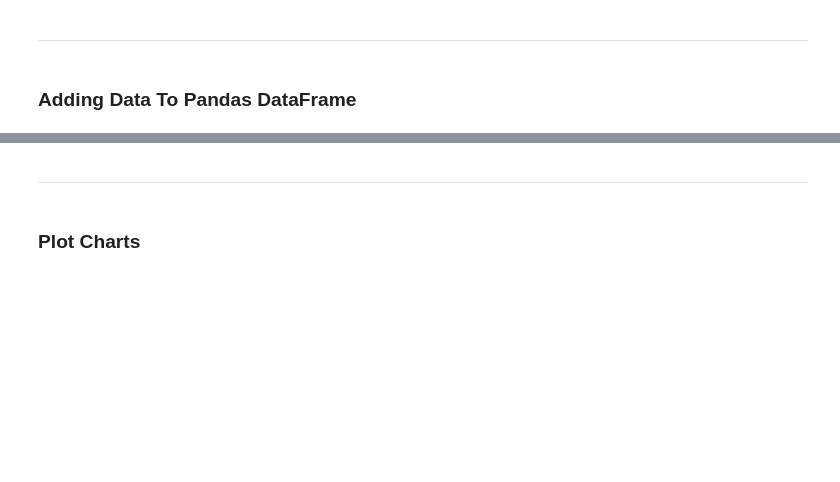
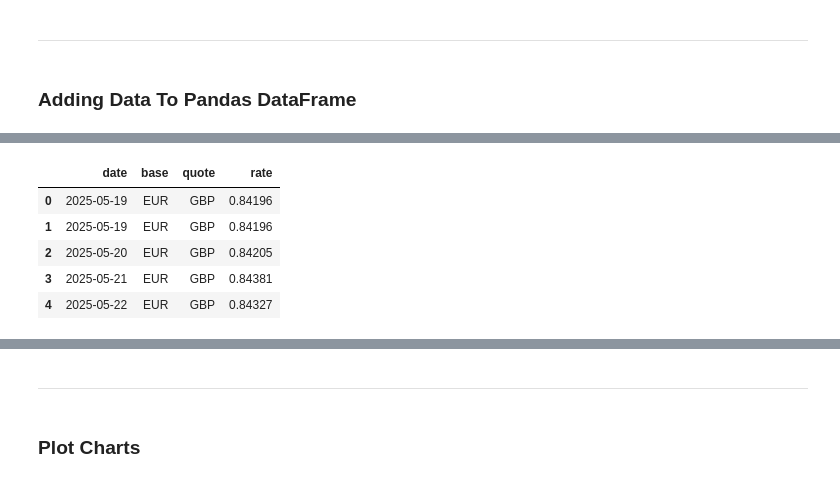
Before and after one commit to lucahindelang/CurrencyExchange, a Jupyter notebook: index.ipynb, the cells around one changed output, grey strips where cells are left out. Drawn from its saved outputs; the diff is of its cells as text; code cells hidden in the pictures; blank space fills up the shorter version.

```diff
--- a/index.ipynb
+++ b/index.ipynb
@@ -99,0 +116,9 @@ df_quote_base.head()
+# %%
+df_eur_gbp.head()
+# %% [output]
+|  | date | base | quote | rate |
+| 0 | 2025-05-19 | EUR | GBP | 0.84196 |
+| 1 | 2025-05-19 | EUR | GBP | 0.84196 |
+| 2 | 2025-05-20 | EUR | GBP | 0.84205 |
+| 3 | 2025-05-21 | EUR | GBP | 0.84381 |
+| 4 | 2025-05-22 | EUR | GBP | 0.84327 |
```
Also changed, not shown: parts of 31 cells of this notebook, 1 other file.
